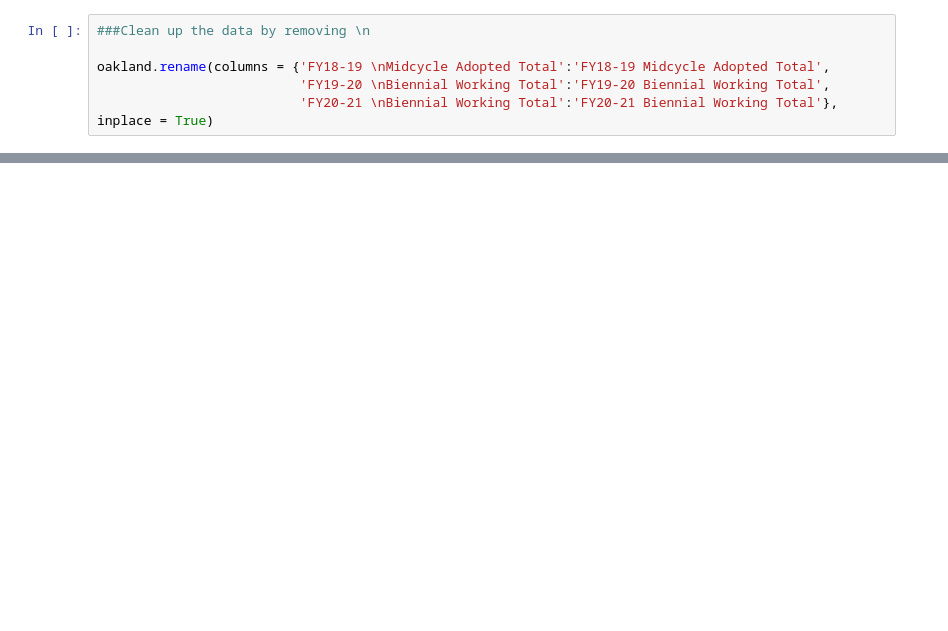
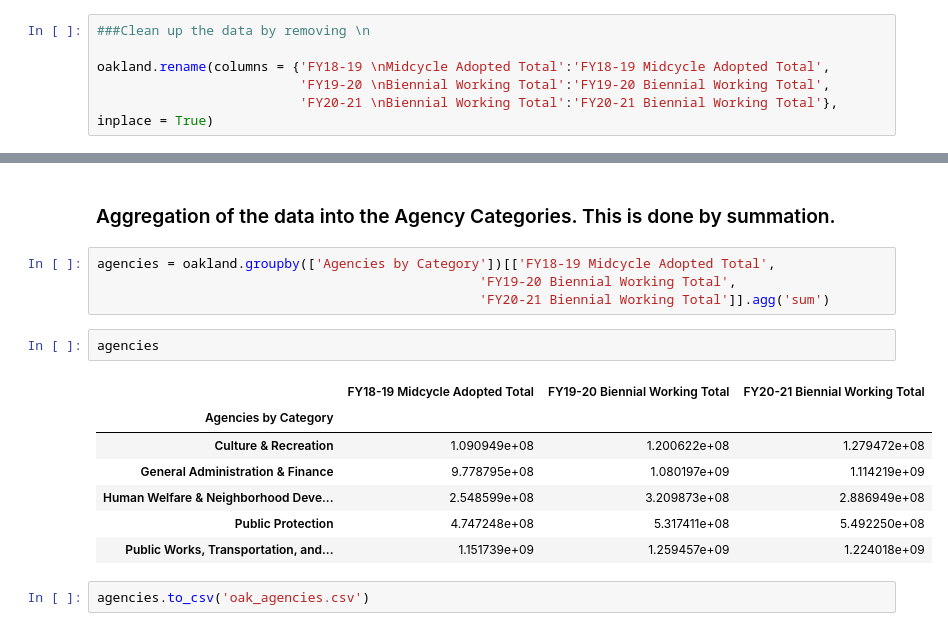
Before and after one commit to sfbrigade/datasci-police-budget, a Jupyter notebook: oaklanddataset/Agencies by Category.ipynb, the cells around one changed output, grey strips where cells are left out. Saved outputs shown, nothing was run; the diff lists cells and outputs as text; blank space fills up the shorter version.

```diff
--- a/oaklanddataset/Agencies by Category.ipynb
+++ b/oaklanddataset/Agencies by Category.ipynb
@@ -111,3 +124,21 @@ oakland
 | 22 | Public Ethics Commission | 1031110.0 | 1160831.0 | 1300237.0 | ... |
 | 23 | Race & Equity | 562175.0 | 737915.0 | 759313.0 | ... |
 | 24 | Transportation | 153923580.0 | 191849211.0 | 186006921.0 | ... |
+# %% [markdown]
+### Aggregation of the data into the Agency Categories. This is done by summation.
+# %%
+agencies = oakland.groupby(['Agencies by Category'])[['FY18-19 Midcycle Adopted Total',
+                                                 'FY19-20 Biennial Working Total',
+                                                 'FY20-21 Biennial Working Total']].agg('sum')
+# %%
+agencies
+# %% [output]
+|  | FY18-19 Midcycle Adopted Total | FY19-20 Biennial Working Total | FY20-21 Biennial Working Total |
+| Agencies by Category |  |  |  |
+| Culture & Recreation | 1.090949e+08 | 1.200622e+08 | 1.279472e+08 |
+| General Administration & Finance | 9.778795e+08 | 1.080197e+09 | 1.114219e+09 |
+| Human Welfare & Neighborhood Deve... | 2.548599e+08 | 3.209873e+08 | 2.886949e+08 |
+| Public Protection | 4.747248e+08 | 5.317411e+08 | 5.492250e+08 |
+| Public Works, Transportation, and... | 1.151739e+09 | 1.259457e+09 | 1.224018e+09 |
+# %%
+agencies.to_csv('oak_agencies.csv')
```
Also changed, not shown: parts of 4 cells of this notebook.
